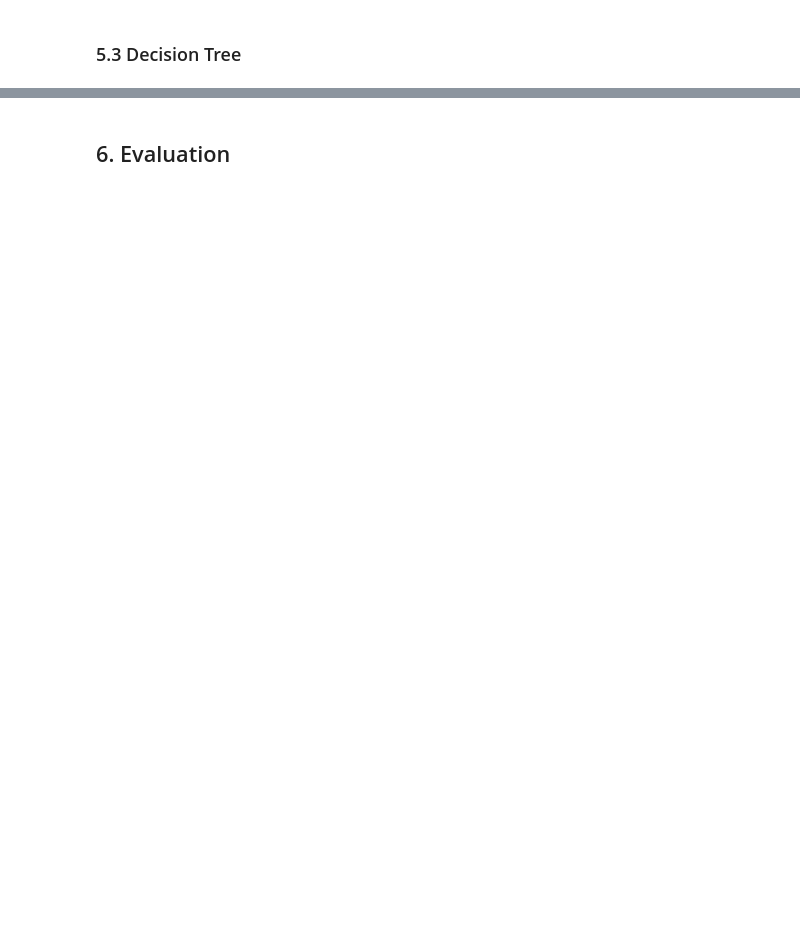
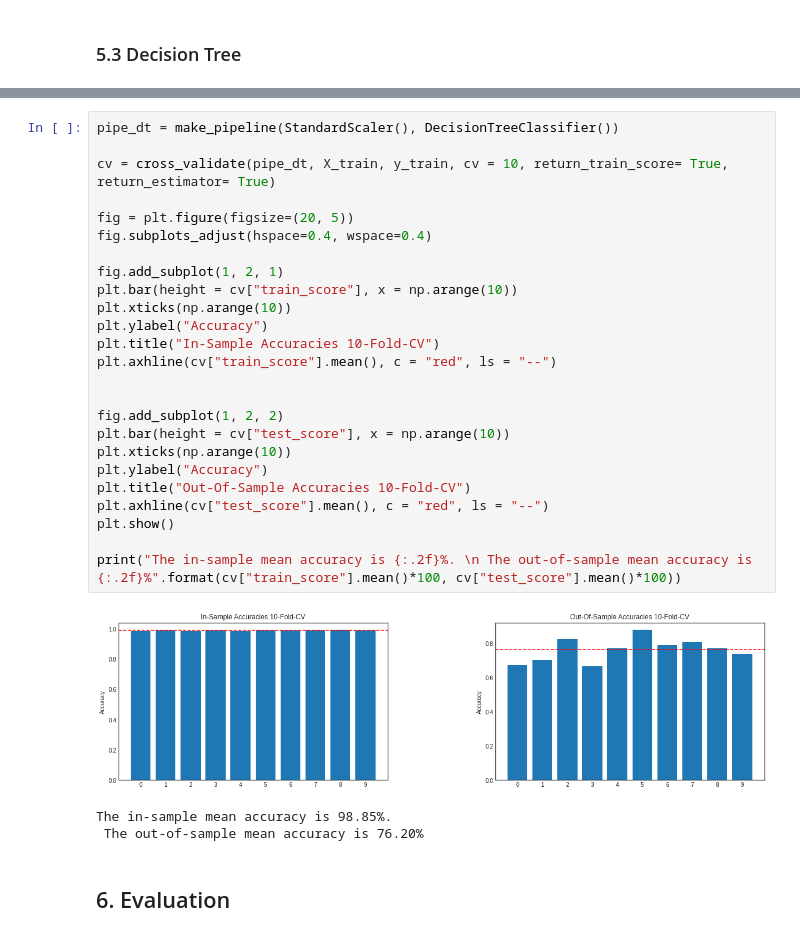
Before and after one commit to MRB1996/Titanic-Learning-From-Disaster, a Jupyter notebook: Titanic_Learning_From_Disaster.ipynb, the cells around one changed output, grey strips where cells are left out. Drawn from its saved outputs; the diff is of its cells as text; blank space fills up the shorter version.

```diff
--- a/Titanic_Learning_From_Disaster.ipynb
+++ b/Titanic_Learning_From_Disaster.ipynb
@@ -428,2 +518,31 @@ plt.show()
+# %%
+pipe_dt = make_pipeline(StandardScaler(), DecisionTreeClassifier())
+
+cv = cross_validate(pipe_dt, X_train, y_train, cv = 10, return_train_score= True, return_estimator= True)
+
+fig = plt.figure(figsize=(20, 5))
+fig.subplots_adjust(hspace=0.4, wspace=0.4)
+
+fig.add_subplot(1, 2, 1)
+plt.bar(height = cv["train_score"], x = np.arange(10))
+plt.xticks(np.arange(10))
+plt.ylabel("Accuracy")
+plt.title("In-Sample Accuracies 10-Fold-CV")
+plt.axhline(cv["train_score"].mean(), c = "red", ls = "--")
+
+
+fig.add_subplot(1, 2, 2)
+plt.bar(height = cv["test_score"], x = np.arange(10))
+plt.xticks(np.arange(10))
+plt.ylabel("Accuracy")
+plt.title("Out-Of-Sample Accuracies 10-Fold-CV")
+plt.axhline(cv["test_score"].mean(), c = "red", ls = "--")
+plt.show()
+
+print("The in-sample mean accuracy is {:.2f}%. \n The out-of-sample mean accuracy is {:.2f}%".format(cv["train_score"].mean()*100, cv["test_score"].mean()*100))
+# %% [output]
+[figure, added]
+The in-sample mean accuracy is 98.85%.
+ The out-of-sample mean accuracy is 76.20%
 # %% [markdown]
 ## 6. Evaluation
```
Also changed, not shown: parts of 6 cells of this notebook.
